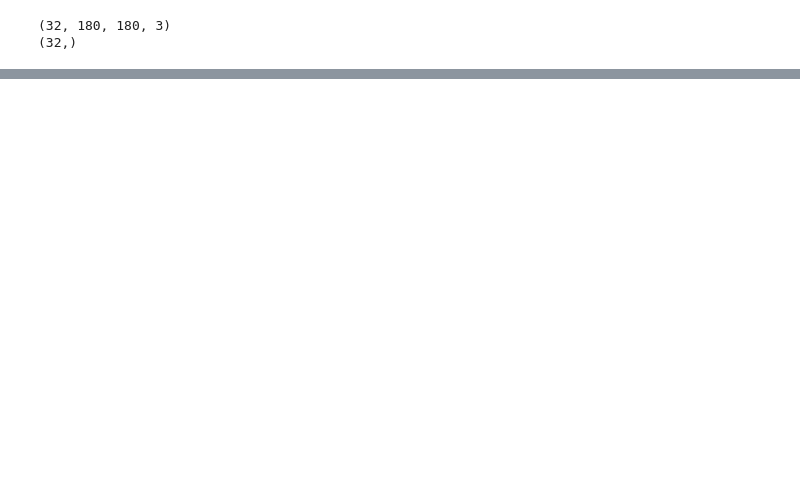
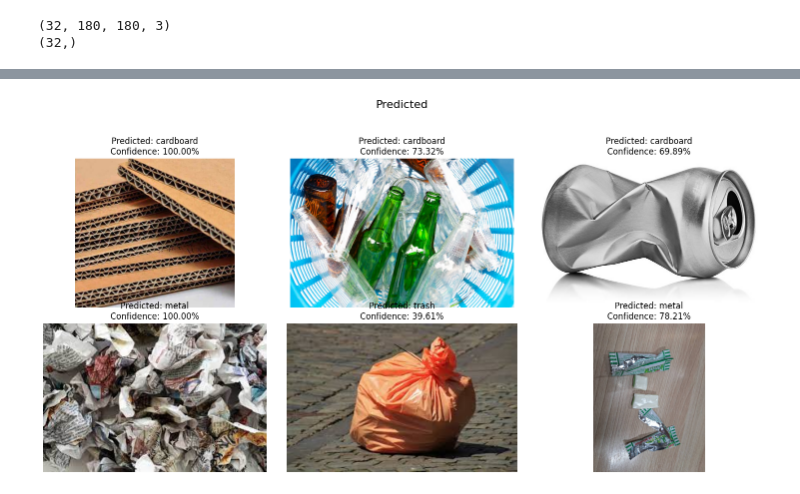
Before and after one commit to JirayuDear/Garbage_Classification, a Jupyter notebook: garbage_class.ipynb, the cells around one changed output, grey strips where cells are left out. Saved outputs shown, nothing was run; the diff lists cells and outputs as text; code cells hidden in the pictures; blank space fills up the shorter version.

```diff
--- a/garbage_class.ipynb
+++ b/garbage_class.ipynb
@@ -274,0 +315,34 @@ Epoch 23: saving model to best_model2.keras
+# %%
+best_model = tf.keras.models.load_model('best_model.keras')
+
+test_folder = 'test_image/'
+image_paths = [os.path.join(test_folder, fname) for fname in os.listdir(test_folder) if fname.endswith('.jpg')]
+
+batch_holder = []
+for path in image_paths:
+    img = tf.keras.utils.load_img(path, target_size=(img_height, img_width))
+    img_array = tf.keras.utils.img_to_array(img)
+    batch_holder.append(img_array)
+
+image_batch = np.array(batch_holder)
+
+predictions = best_model.predict(image_batch)
+scores = tf.nn.softmax(predictions)
+
+plt.figure(figsize=(15, 8))
+plt.suptitle("Predicted", fontsize=16)
+
+for i in range(len(image_paths)):
+    ax = plt.subplot(2, 3, i + 1)
+    img_display = tf.keras.utils.load_img(image_paths[i])
+
+    predicted_class = class_names[np.argmax(scores[i])]
+    confidence = 100 * np.max(scores[i])
+
+    plt.imshow(img_display)
+    plt.title(f"Predicted: {predicted_class}\nConfidence: {confidence:.2f}%")
+    plt.axis("off")
+
+plt.tight_layout(rect=[0, 0.03, 1, 0.95])
+plt.show()
+# %% [output]
@@ -274,0 +350 @@ Epoch 23: saving model to best_model2.keras
+[figure, added]
```
Also changed, not shown: parts of 10 cells of this notebook, 8 other files.
